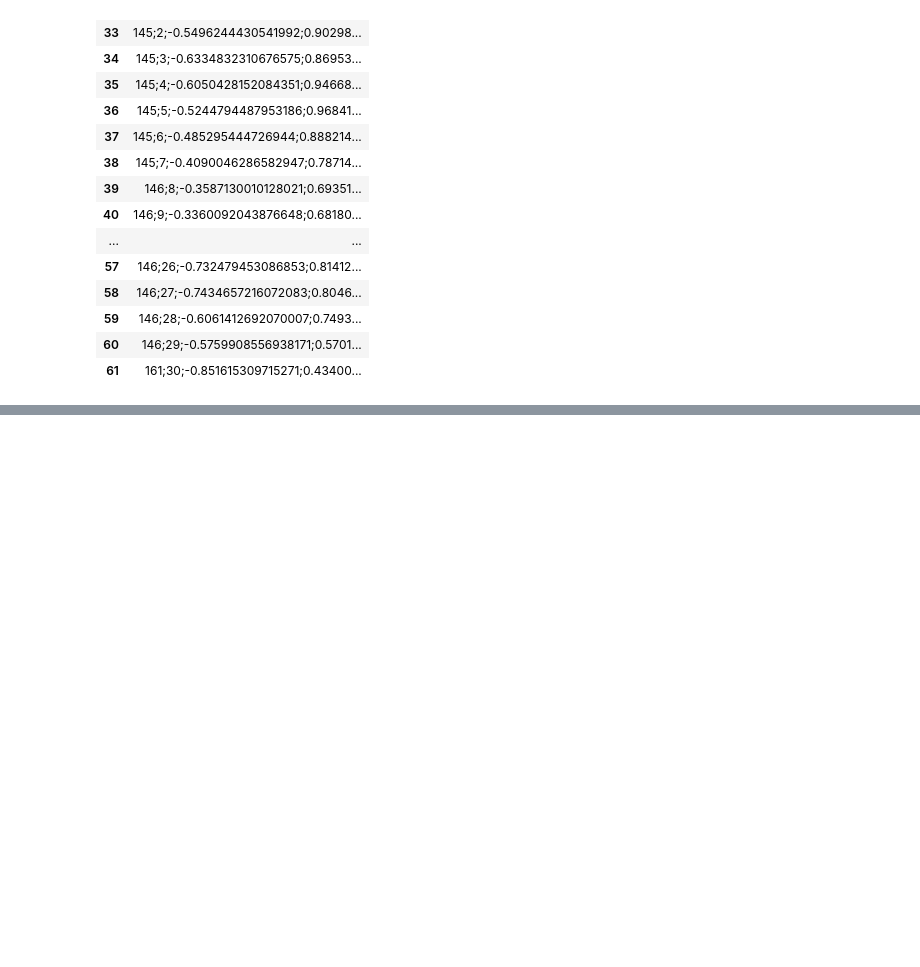
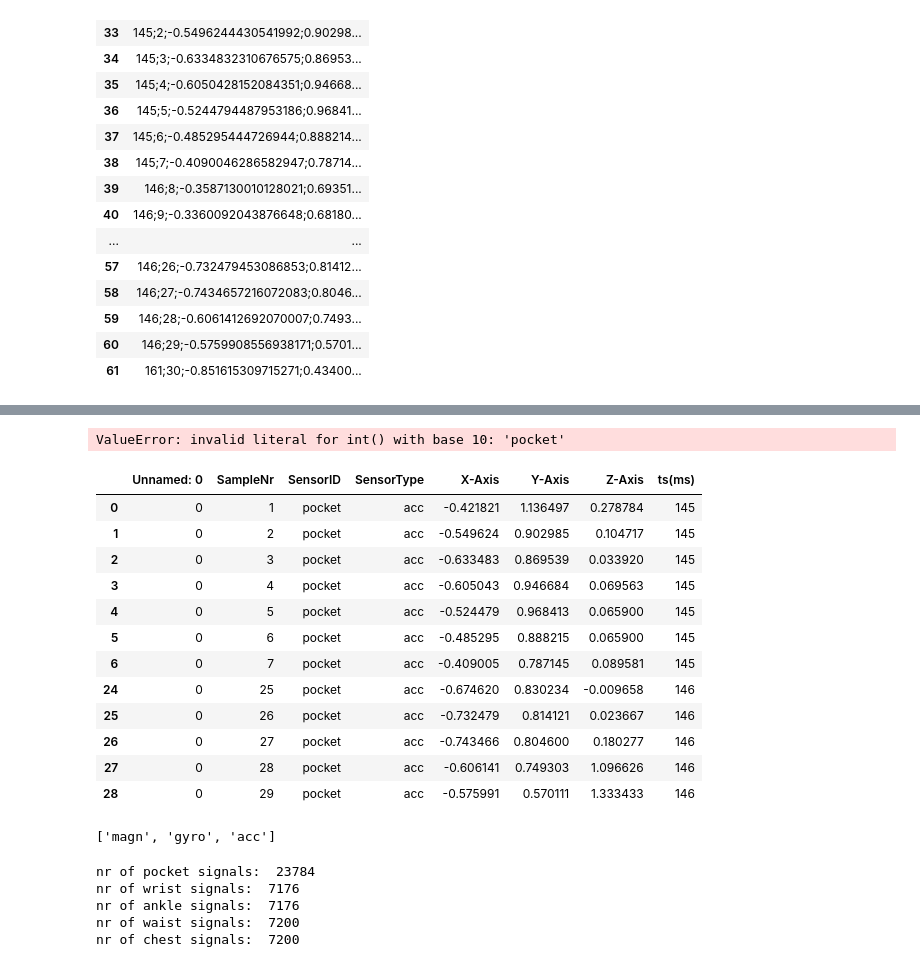
Before and after one commit to pbmiguel/py-har, a Jupyter notebook: TASKS/T1/pre-processing/2016-ANSAMO-preprocessing.ipynb, the cells around one changed output, grey strips where cells are left out. Saved outputs shown, nothing was run; the diff lists cells and outputs as text; code cells hidden in the pictures; blank space fills up the shorter version.

```diff
--- a/TASKS/T1/pre-processing/2016-ANSAMO-preprocessing.ipynb
+++ b/TASKS/T1/pre-processing/2016-ANSAMO-preprocessing.ipynb
@@ -94,3 +81,7 @@ files = os.listdir('../../../datasets/ANSAMO-2016/UMA_ADL_FALL_Dataset')
 for file in files:
     if '.csv' in file:
         process_file(base_path + file, file)
+# %%
+# read from processed csv
+train_data_processed = pd.read_csv('UMAFall_Subject_01_ADL_Bending_1_2016-06-13_20-25-34.csv')
+train_data_processed.head(5)
@@ -96,0 +95,3 @@ for file in files:
+# %%
+train_data_processed_ordered = train_data_processed.sort_values(['SensorID']);
+train_data_processed_ordered.head(10)
@@ -96,0 +110,46 @@ for file in files:
+# %%
+## Change from SensorID to Position, and SensorType
+
+#header = [ 'ts(ms)', 'accX', 'accY', 'accZ', 'magX', 'magY', 'magZ', 'gyrX', 'gyrY', 'gyrZ', 'position', 'label' ]
+##  Sensor_ID	 Position	 Device Model
+#0	 RIGHTPOCKET	 lge-LG-H815-5.1
+#1	 CHEST	 SensorTag
+#3	 WRIST	 SensorTag
+#4	 ANKLE	 SensorTag
+#2	 WAIST	 SensorTag
+import sys
+sensors_position = ['pocket', 'chest', 'waist', 'wrist', 'ankle']
+sensors_type = ['acc', 'gyro', 'magn']
+train_data_processed_ordered_changed = train_data_processed_ordered;
+
+for index, line in train_data_processed_ordered_changed.iterrows():
+    sensor_id = int(line.loc['SensorID'])
+    sensor_type = int(line.loc['SensorType'])
+    position = sensors_position[sensor_id];
+    sensor_type = sensors_type[sensor_type]
+    train_data_processed_ordered_changed.loc[index, 'SensorID'] = position;
+    train_data_processed_ordered_changed.loc[index, 'SensorType'] = sensor_type;
+# %% [output]
+ValueError: invalid literal for int() with base 10: 'pocket'
+# %%
+train_data_processed_ordered_tmp = train_data_processed_ordered_changed.sort_values(['SensorType', 'ts(ms)']);
+train_data_processed_ordered_tmp.head(12)
+# %% [output]
+|  | Unnamed: 0 | SampleNr | SensorID | SensorType | X-Axis | Y-Axis | Z-Axis | ts(ms) |
+| 0 | 0 | 1 | pocket | acc | -0.421821 | 1.136497 | 0.278784 | 145 |
+| 1 | 0 | 2 | pocket | acc | -0.549624 | 0.902985 | 0.104717 | 145 |
+| 2 | 0 | 3 | pocket | acc | -0.633483 | 0.869539 | 0.033920 | 145 |
+| 3 | 0 | 4 | pocket | acc | -0.605043 | 0.946684 | 0.069563 | 145 |
+| 4 | 0 | 5 | pocket | acc | -0.524479 | 0.968413 | 0.065900 | 145 |
+| 5 | 0 | 6 | pocket | acc | -0.485295 | 0.888215 | 0.065900 | 145 |
+| 6 | 0 | 7 | pocket | acc | -0.409005 | 0.787145 | 0.089581 | 145 |
+| 24 | 0 | 25 | pocket | acc | -0.674620 | 0.830234 | -0.009658 | 146 |
+| 25 | 0 | 26 | pocket | acc | -0.732479 | 0.814121 | 0.023667 | 146 |
+| 26 | 0 | 27 | pocket | acc | -0.743466 | 0.804600 | 0.180277 | 146 |
+| 27 | 0 | 28 | pocket | acc | -0.606141 | 0.749303 | 1.096626 | 146 |
+| 28 | 0 | 29 | pocket | acc | -0.575991 | 0.570111 | 1.333433 | 146 |
+# %%
+mylist = list(set(train_data_processed_ordered_tmp['SensorType']))
+mylist
+# %% [output]
+['magn', 'gyro', 'acc']
@@ -96,0 +166,12 @@ for file in files:
+# %%
+print("nr of pocket signals: ", train_data_pocket.size)
+print("nr of wrist signals: ", train_data_wrist.size)
+print("nr of ankle signals: ", train_data_ankle.size)
+print("nr of waist signals: ", train_data_waist.size)
+print("nr of chest signals: ", train_data_chest.size)
+# %% [output]
+nr of pocket signals:  23784
+nr of wrist signals:  7176
+nr of ankle signals:  7176
+nr of waist signals:  7200
+nr of chest signals:  7200
```
Also changed, not shown: parts of 15 cells of this notebook, 2 other files.
